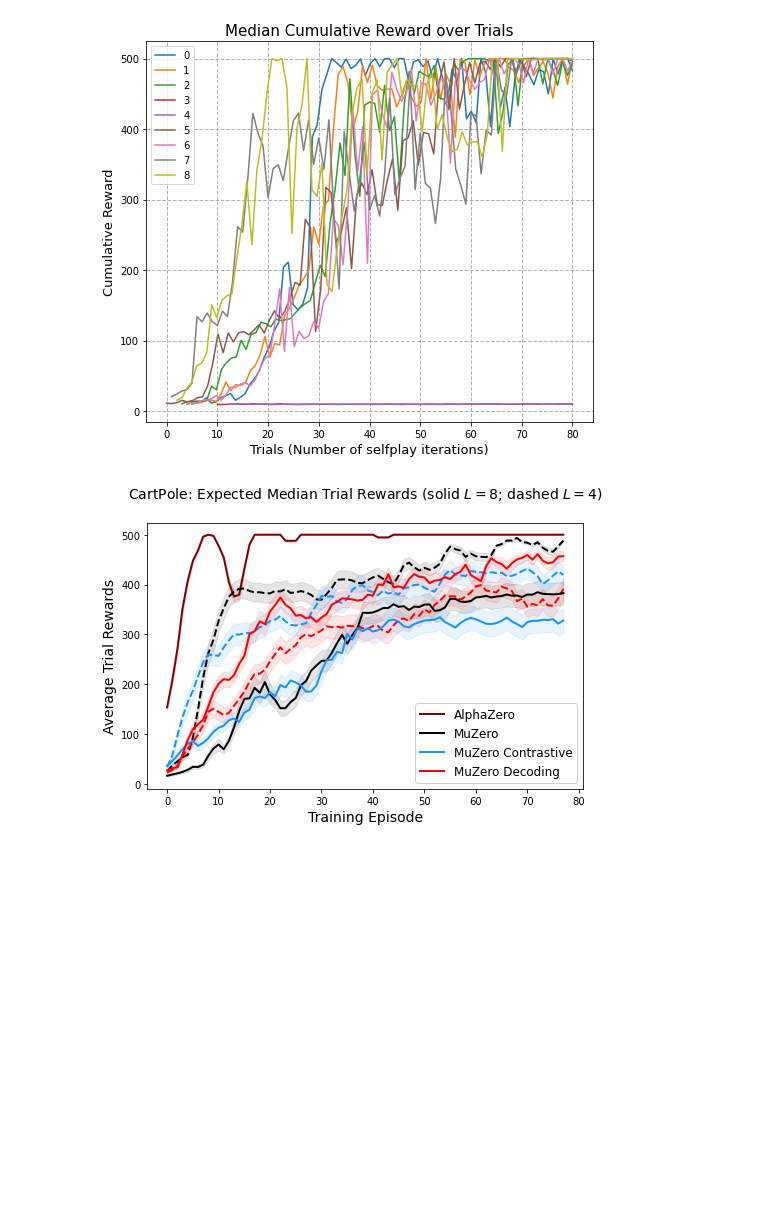
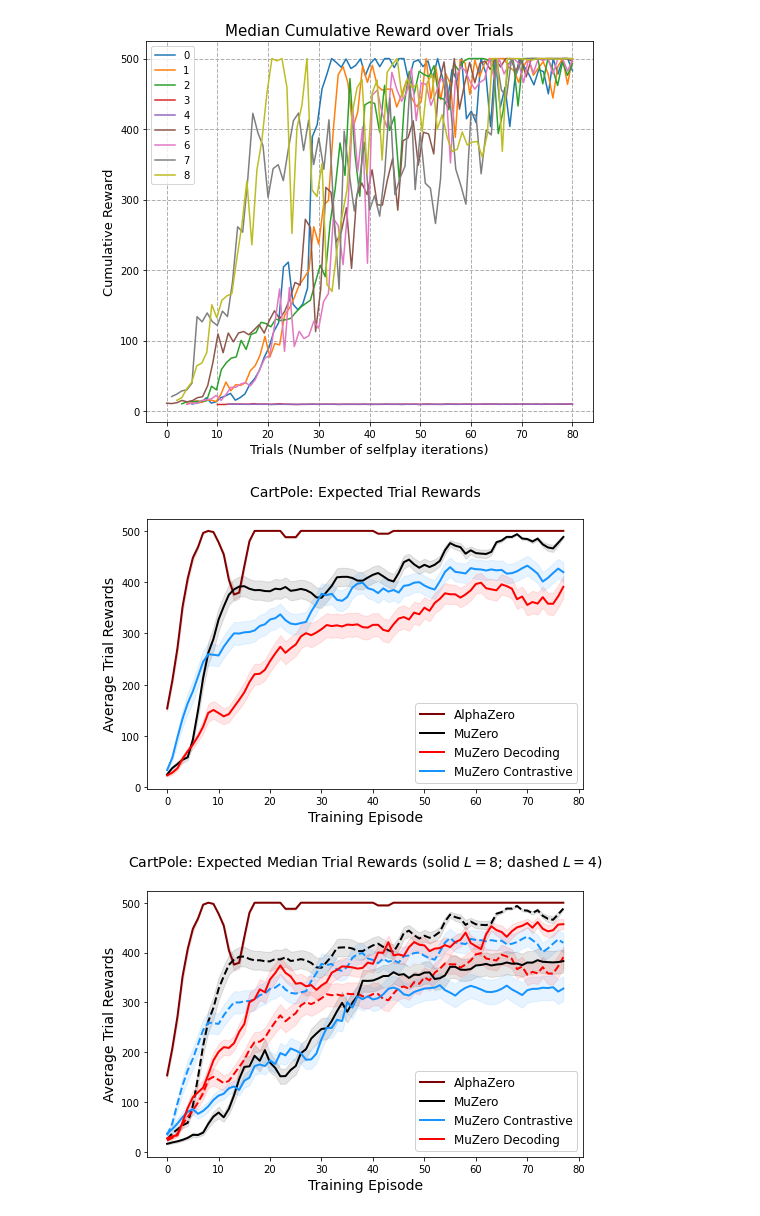
Before and after one commit to kaesve/muzero, a Jupyter notebook: publish/Ablation Analysis.ipynb, the cells around one changed output. Drawn from its saved outputs; the diff is of its cells as text; code cells hidden in the pictures; blank space fills up the shorter version.

```diff
--- a/publish/Ablation Analysis.ipynb
+++ b/publish/Ablation Analysis.ipynb
@@ -337,6 +321,45 @@ _= plot_aggregate(cor[:3] + cor[6:9] + cor[12:15], label=list(range(9)))
 _= plot_aggregate(cor[3:6] + cor[9:12] + cor[15:18], label=list(range(9)))
 # %% [output]
 [figure]
+# %%
+kl = cor[0:3] + cor[8:11] +  cor[16:19]
+kl += cor[4:7] + cor[12:15] + cor[20:23]
+dec = list(results.values())[0:3] + list(results.values())[12:15] + list(results.values())[24:27]
+dec += list(results.values())[3:6] + list(results.values())[15:18] + list(results.values())[27:30]
+
+plt.figure(figsize=(7, 5))
+
+def plot_data(data, c, label, style, width=2):
+    m = moving_average(np.mean(data, axis=0))
+    std = moving_average(np.std(data, axis=0)) / np.sqrt(8 * 3 * 3)
+
+    if label is not None:
+        plt.plot(m, c=c, label=label, linestyle=style, linewidth=width)
+    else:
+        plt.plot(m, c=c, linestyle=style, linewidth=width)
+    plt.fill_between(range(len(m)), m - std, m + std, color=c, alpha=0.1)
+
+plot_data(A0[:,:80], c='maroon', label='AlphaZero', style='-')
+plot_data(aggr[-2], c='black', label='MuZero', style='-')
+plot_data(dec[2], c='red', label='MuZero Decoding', style='-')
+plot_data(kl_cor[0], c=u'#1593FF', label='MuZero Contrastive', style='-')
+
+# plot_data(aggr[3], c='black', label='MuZero', style='-')
+# plot_data(kl_cor[-1], c=u'#1593FF', label='MuZero Contrastive', style='-')
+# plot_data(dec_l8[-1], c='red', label='MuZero Decoding', style='-')
+
+
+plt.title("CartPole: Expected Trial Rewards\n", fontsize=14)
+plt.ylabel(r"Average Trial Rewards", fontsize=14)
+plt.xlabel("Training Episode", fontsize=14)
+
+plt.legend(fontsize=12, framealpha=.9, loc='lower right')
+
+plt.tight_layout()
+plt.savefig('../out/figures/CPRegularization_CPProgress.svg', format='svg')
+plt.show()
+# %% [output]
+[figure, added]
 # %%
 kl = cor[0:3] + cor[8:11] +  cor[16:19]
 kl_l8 = cor[4:7] + cor[12:15] + cor[20:23]
```
Also changed, not shown: parts of 10 cells of this notebook, 22 other files.
